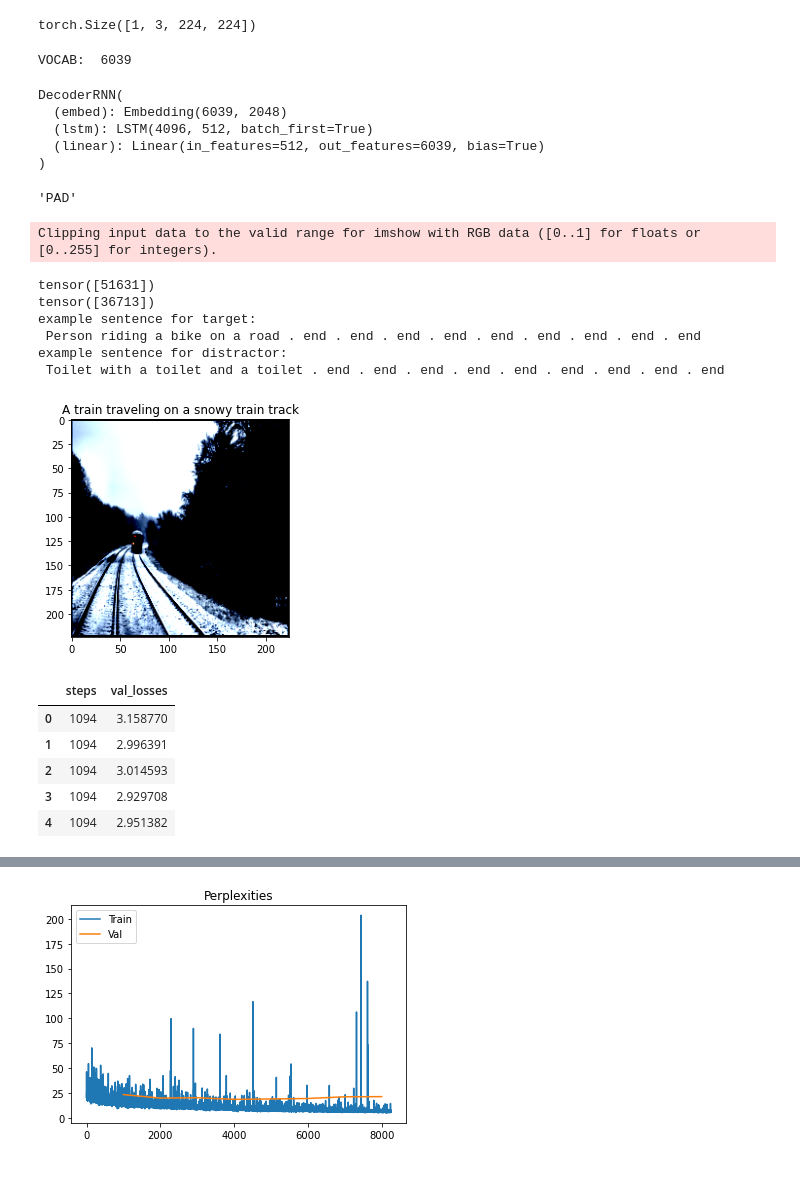
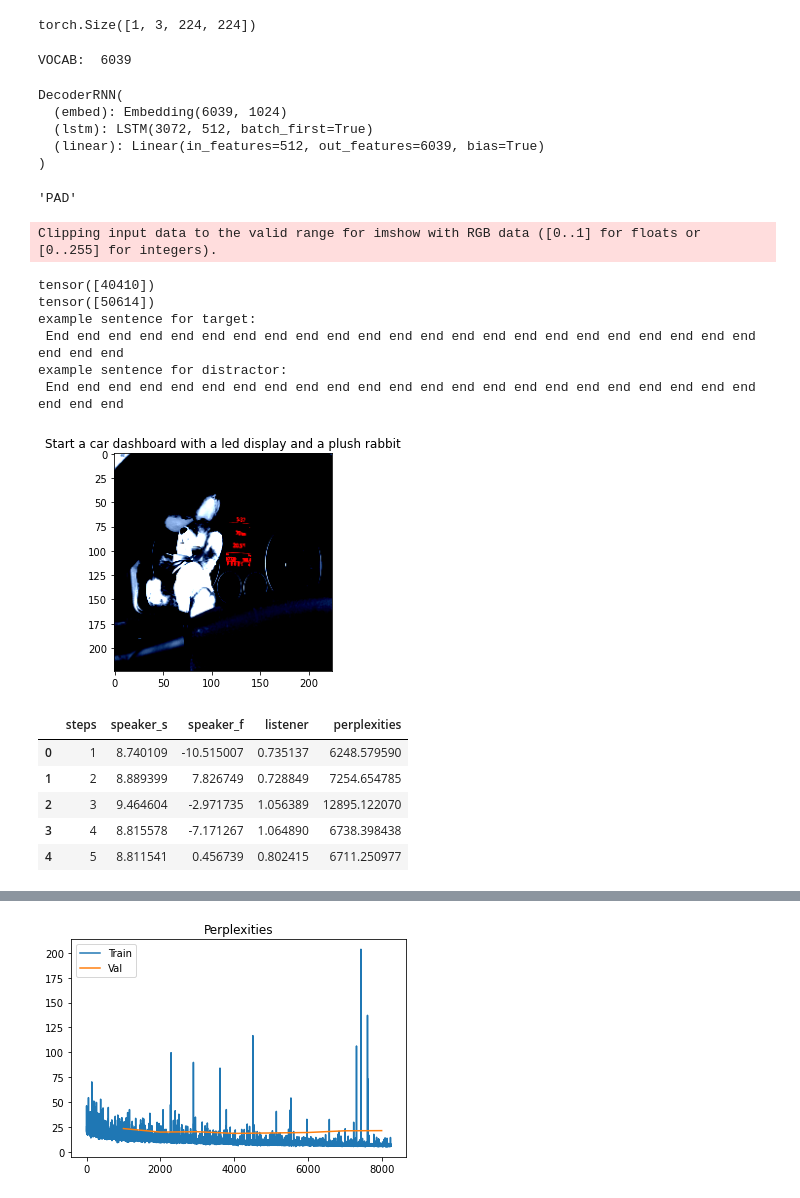
Before and after one commit to polina-tsvilodub/mSc-thesis, a Jupyter notebook: code/src/notebooks/functional_learning_exploration.ipynb, the cells around one changed output, grey strips where cells are left out. Drawn from its saved outputs; the diff is of its cells as text; code cells hidden in the pictures.

Commit message:
ref game with single encoder steps

```diff
--- a/code/src/notebooks/functional_learning_exploration.ipynb
+++ b/code/src/notebooks/functional_learning_exploration.ipynb
@@ -1948,11 +1950,12 @@ tensor([33464]) tensor([22640])
 # %%
 # extract features for target from file
-saved_target_features = torch.index_select(embedded_imgs, 0,  test_targets)
-print(test_targets)
-print(saved_target_features.shape)
-# extract features for target from model
-encoder_cnn = EncoderCNN(1048)
-ftr, resnet_ftr = encoder_cnn(orig_image)
-print(resnet_ftr.shape)
-print("features equal?: ", torch.equal(saved_target_features, resnet_ftr))
-print("features equal?: ", torch.equal(embedded_imgs[test_targets.item(), :], resnet_ftr))
+saved_target_features = torch.index_select(embedded_imgs, 0,  test_targets).squeeze(1)
+saved_dist_features = torch.index_select(embedded_imgs, 0,  test_dists).squeeze(1)
+# print(test_targets)
+# print(saved_target_features.shape)
+# # extract features for target from model
+# encoder_cnn = EncoderCNN(1048)
+# ftr, resnet_ftr = encoder_cnn(orig_image)
+# print(resnet_ftr.shape)
+# print("features equal?: ", torch.equal(saved_target_features, resnet_ftr))
+# print("features equal?: ", torch.equal(embedded_imgs[test_targets.item(), :], resnet_ftr))
@@ -1972,7 +1969,7 @@ def clean_sentence(output):
     for idx in output:
 #         print(idx)
         for i in idx:
-            list_string.append(data_loader.dataset.vocab.idx2word[i.item()])
+            list_string.append(data_loader_test.dataset.vocab.idx2word[i.item()])
 
     list_string = list_string[:-1] # Discard <start> and <end> words
     sentence = ' '.join(list_string) # Convert list of string to full string
@@ -2018,10 +2014,10 @@ orig_image.shape
 torch.Size([1, 3, 224, 224])
 # %%
 
-encoder_file = 'encoder-byImage-prepend-1024dim-6000vocab-wResNet-1.pkl'
-decoder_file = 'decoder-byImage-prepend-1024dim-6000vocab-wResNet-1.pkl'
+encoder_file = 'speaker-encoder-jointImgs-preprend-vocab6000-1.pkl'
+decoder_file = 'speaker-decoder-jointImgs-preprend-vocab6000-1.pkl'
 
-embed_size = 2048 #512
+embed_size = 1024 #512
 visual_embed_size = 1024
 hidden_size = 512
 
@@ -2029,7 +2025,7 @@ hidden_size = 512
 vocab_size = len(data_loader_test.dataset.vocab)
 print("VOCAB: ", vocab_size)
 # Initialize the encoder and decoder, and set each to inference mode.
-encoder = EncoderCNN(visual_embed_size)
+encoder = EncoderMLP(2*2048, 2*visual_embed_size)
 encoder.eval()
 decoder = DecoderRNN(embed_size, hidden_size, vocab_size, 1024)
 decoder.eval()
@@ -2045,7 +2041,7 @@ decoder.to(device)
 # %% [output]
 VOCAB:  6039
 DecoderRNN(
-  (embed): Embedding(6039, 2048)
-  (lstm): LSTM(4096, 512, batch_first=True)
+  (embed): Embedding(6039, 1024)
+  (lstm): LSTM(3072, 512, batch_first=True)
   (linear): Linear(in_features=512, out_features=6039, bias=True)
 )
@@ -2065,50 +2059,52 @@ plt.title(clean_sentence(cap))
 orig_image = orig_image.to(device)
 print(test_targets)
 print(test_dists)
+both_images = torch.cat((saved_target_features, saved_dist_features), dim=-1)
+
 # print("ImGAE", image.shape)
 # Obtain the embedded image features.
 # features_t = torch.index_select(embedded_imgs, 0,  test_targets)
-features_t_emb, _ = encoder(orig_image)
+features_emb = encoder(both_images)
 
 image = orig_image.to(device)
 # print("ImGAE", image.shape)
 # Obtain the embedded image features.
 # features_d = torch.index_select(embedded_imgs, 0, test_dists)
 # print(torch.equal(features_t, features_d))
-features_d_emb, _ = encoder(dist_image)
-both_images = torch.cat((features_t_emb, features_d_emb), dim=-1)
+# features_d_emb, _ = encoder(dist_image)
+
 
 # out = decoder(both_images, cap)
 # print(out)
 # Pass the embedded image features through the model to get a predicted caption.
 # print(torch.cat((features_t, features_d), dim=-1).shape)
-output, log_p, raw = decoder.sample(both_images.unsqueeze(1), 27)
+output, log_p, raw = decoder.sample(features_emb.unsqueeze(1), 27)
 # print("Output", output)
 sentence_t = clean_sentence(output)
 print('example sentence for target:\n', sentence_t)
 
-both_images_d = torch.cat((features_d_emb, features_t_emb), dim=-1)
+both_images_d = torch.cat((saved_dist_features, saved_target_features), dim=-1)
 # print("concat: ", torch.equal(both_images, both_images_d))
-# both_features_d = encoder(both_images_d)
+both_features_d = encoder(both_images_d)
 # out_d = decoder(both_images_d, cap)
 # print(out_d)
 # torch.equal(out, out_d)
 # print("Features: ", torch.equal(both_features, both_features_d))
 # # Pass the embedded image features through the model to get a predicted caption.
-output2, log_p2, raw2 = decoder.sample(both_images_d.unsqueeze(1), 27)
+output2, log_p2, raw2 = decoder.sample(both_features_d.unsqueeze(1), 27)
 # print("Output 2: ", output2)
 # print("raw", set(output) & set(output2))
 sentence_d = clean_sentence(output2)
 print('example sentence for distractor:\n', sentence_d)
 # %% [output]
 Clipping input data to the valid range for imshow with RGB data ([0..1] for floats or [0..255] for integers).
-tensor([51631])
-tensor([36713])
+tensor([40410])
+tensor([50614])
 example sentence for target:
- Person riding a bike on a road . end . end . end . end . end . end . end . end . end
+ End end end end end end end end end end end end end end end end end end end end end end end end end end
 example sentence for distractor:
- Toilet with a toilet and a toilet . end . end . end . end . end . end . end . end . end
+ End end end end end end end end end end end end end end end end end end end end end end end end end end
-[figure, old version]
+[figure, new version]
 # %%
 # plot the train and val losses and perplexities
 # train_losses_1 = pd.read_csv('../../../data/pretraining_losses_epoch_1.csv')
@@ -2122,12 +2119,13 @@ train_losses = pd.read_csv('../../../data/pretraining_2imgs_token0_1024dim_losse
 # %%
-len(val_losses)
-val_steps = [i*1000 for i in range(1, len(val_losses)+1)]
-val_losses.head()
+# len(val_losses)
+# val_steps = [i*1000 for i in range(1, len(val_losses)+1)]
+# val_losses.head()
+train_losses.head()
 # %% [output]
-|  | steps | val_losses |
-| 0 | 1094 | 3.158770 |
-| 1 | 1094 | 2.996391 |
-| 2 | 1094 | 3.014593 |
-| 3 | 1094 | 2.929708 |
-| 4 | 1094 | 2.951382 |
+|  | steps | speaker_s | speaker_f | listener | perplexities |
+| 0 | 1 | 8.740109 | -10.515007 | 0.735137 | 6248.579590 |
+| 1 | 2 | 8.889399 | 7.826749 | 0.728849 | 7254.654785 |
+| 2 | 3 | 9.464604 | -2.971735 | 1.056389 | 12895.122070 |
+| 3 | 4 | 8.815578 | -7.171267 | 1.064890 | 6738.398438 |
+| 4 | 5 | 8.811541 | 0.456739 | 0.802415 | 6711.250977 |
 # %%
```
Also changed, not shown: parts of 13 cells of this notebook, 5 other files.
